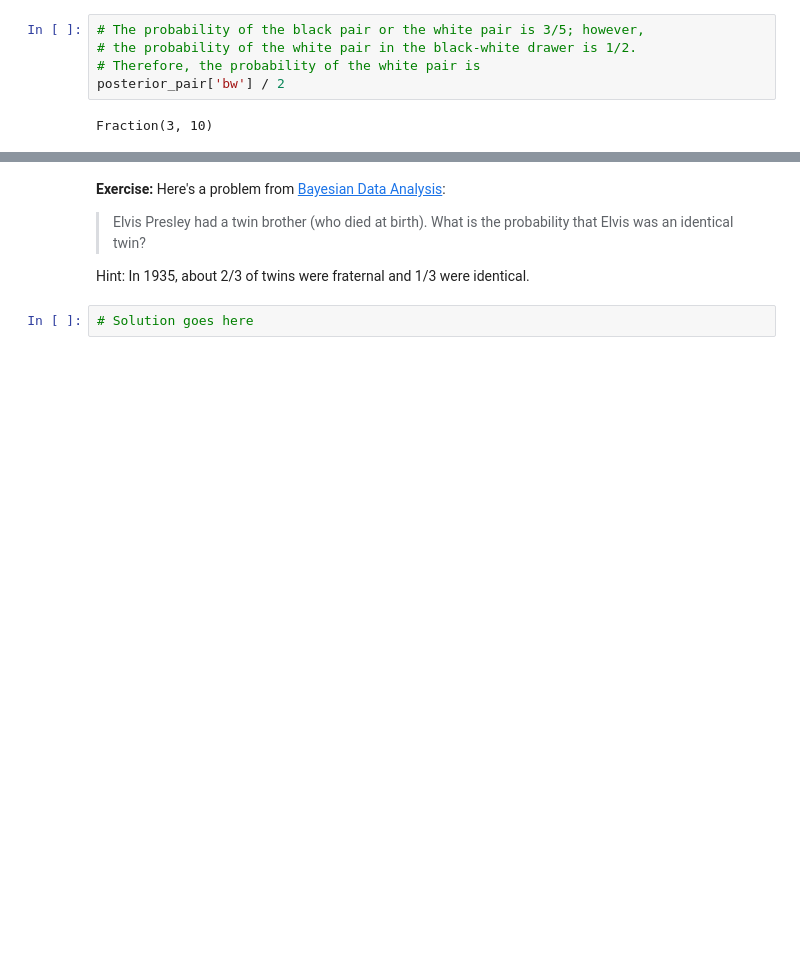
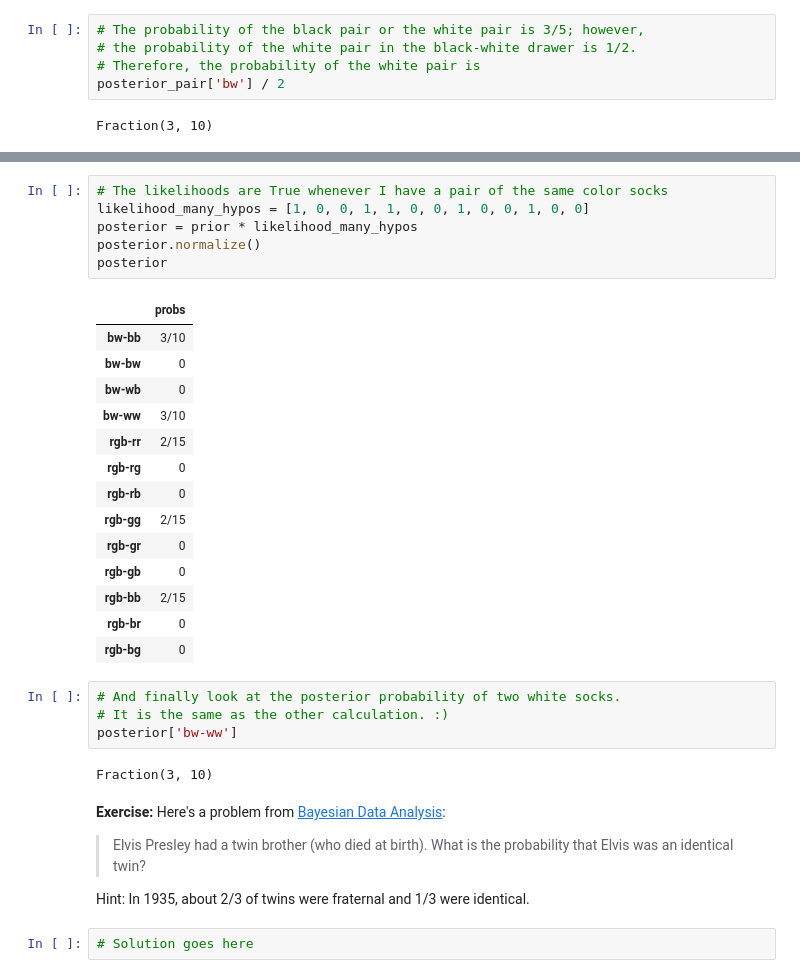
Before and after one commit to mrwizard82d1/think_bayes_2e, a Jupyter notebook: chap03.ipynb, the cells around one changed output, grey strips where cells are left out. Cells and saved outputs as stored; diff of their text form; blank space fills up the shorter version.

```diff
--- a/chap03.ipynb
+++ b/chap03.ipynb
@@ -630,3 +651,30 @@ Fraction(3, 10)
+# %%
+# The likelihoods are True whenever I have a pair of the same color socks
+likelihood_many_hypos = [1, 0, 0, 1, 1, 0, 0, 1, 0, 0, 1, 0, 0]
+posterior = prior * likelihood_many_hypos
+posterior.normalize()
+posterior
+# %% [output]
+|  | probs |
+| bw-bb | 3/10 |
+| bw-bw | 0 |
+| bw-wb | 0 |
+| bw-ww | 3/10 |
+| rgb-rr | 2/15 |
+| rgb-rg | 0 |
+| rgb-rb | 0 |
+| rgb-gg | 2/15 |
+| rgb-gr | 0 |
+| rgb-gb | 0 |
+| rgb-bb | 2/15 |
+| rgb-br | 0 |
+| rgb-bg | 0 |
+# %%
+# And finally look at the posterior probability of two white socks.
+# It is the same as the other calculation. :)
+posterior['bw-ww']
+# %% [output]
+Fraction(3, 10)
 # %% [markdown]
 **Exercise:** Here's a problem from [Bayesian Data Analysis](http://www.stat.columbia.edu/~gelman/book/):
 
```
Also changed, not shown: parts of 1 cell of this notebook.
